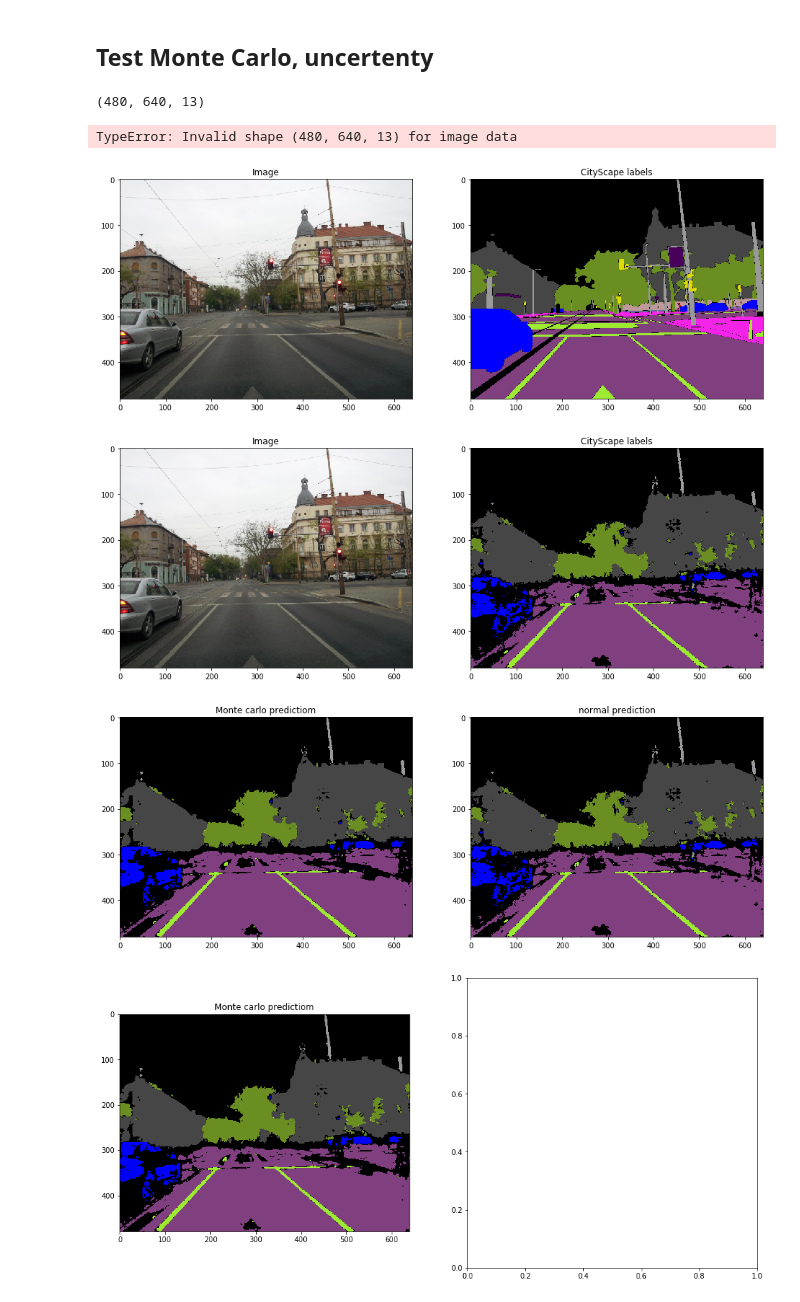
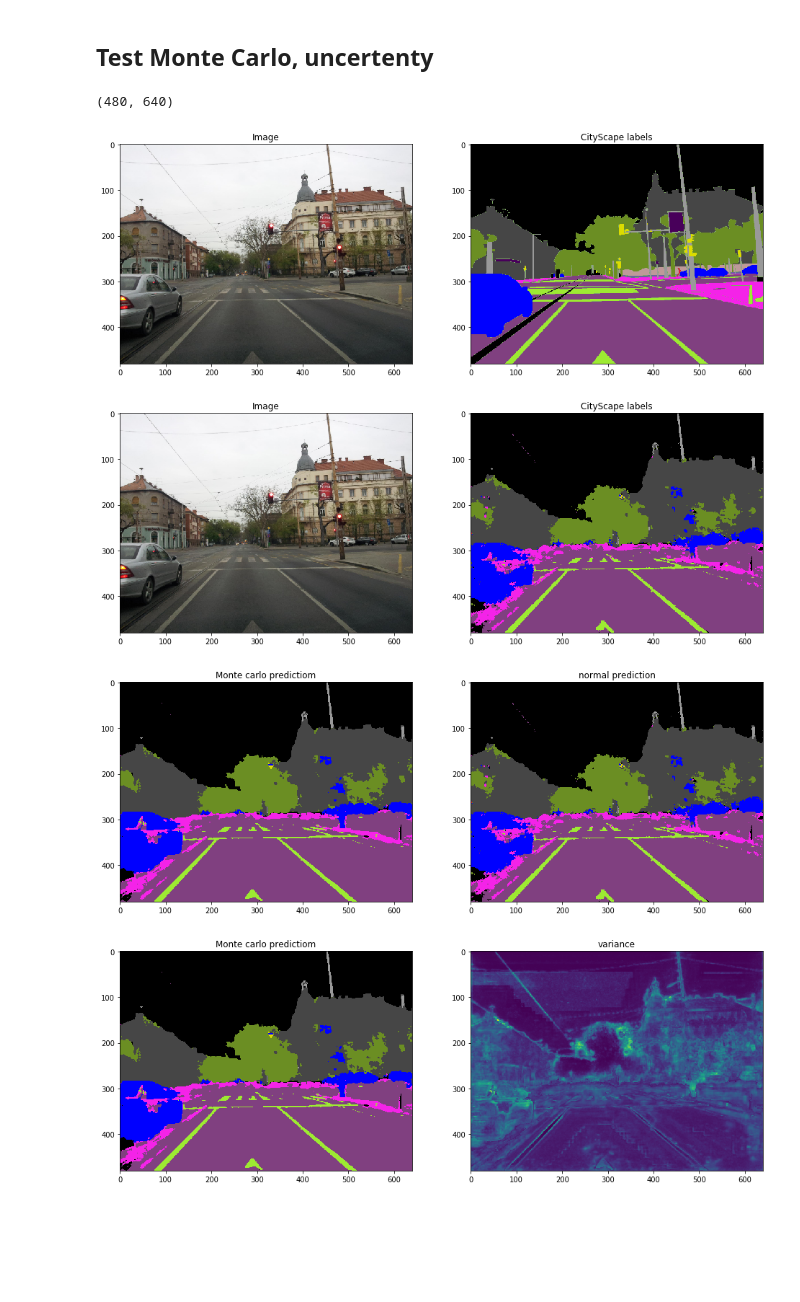
Before and after one commit to Torresrl/DAI_vison-, a Jupyter notebook: img_seg_bay.ipynb, the cells around one changed output. Cells and saved outputs as stored; diff of their text form; code cells hidden in the pictures; blank space fills up the shorter version.

```diff
--- a/img_seg_bay.ipynb
+++ b/img_seg_bay.ipynb
@@ -371,8 +371,8 @@ print(f'mask shape: {masks.shape}')
 mask shape: (2448, 3264, 13)
 # %%
 def maskes_to_labels(maskes):
-
-    maskes = (maskes > 0.4).astype(np.uint8)
+    #denne maa muligens fjernes
+    maskes = (maskes==maskes.max(axis=2, keepdims=1)).astype(np.uint8)
     labels = np.zeros((maskes.shape[0], maskes.shape[1], 3), dtype=np.uint8)
 
     classes_cc = { #cc = carla cityScape
@@ -722,2 +683,2 @@ model.save(f'../seg_models/u-net_mc_v2.h5')
 # %%
-model = load_model('../seg_models/u-net_mc_v1.h5')
+model = load_model('../seg_models/u-net_mc_3.h5')
@@ -744,41 +692,45 @@ img_predicted = model.predict(x_train_val)[0]
 #T number of test rounds
 # returns mean prediction and uncertenty
 def predictions_and_uncetrenty(model, T, img):
 
     # shape: (T, (H, W), C)
     predictions = np.array([model.predict(img) for _ in range(T)])
 
     # shape: ((H, W), C)
     prediction_probabilities = np.mean(predictions, axis=tuple(range(img.ndim-2)))
 
     # shape: (H, W)
     #prediction_variances = np.apply_along_axis(predictive_entropy, axis=2, arr=prediction_probabilities)
-    prediction_variances = np.var(predictions, axis=tuple(range(img.ndim-2)))
-    return prediction_probabilities, prediction_variances
+    prediction_std = np.std(predictions, axis=tuple(range(img.ndim-2)))
+    prediction_probabilities = (prediction_probabilities==prediction_probabilities.max(axis=2, keepdims=1)).astype(np.uint8)
+    prediction_std = prediction_std * prediction_probabilities
+    prediction_std = np.amax(prediction_variances, axis=2)
+
+    return prediction_probabilities, prediction_std
 
 
 # prob - predictions probability for each class(c). Shape(N, C)
 # returns - Shape(N)
 def predictive_entropy(prob):
     return -1 * np.sum(np.log(prob) * prob, axis=1)
 
 target = maskes_to_labels(y_train_val[0]).astype(np.uint8)
-predicted_target, prediction_variances = predictions_and_uncetrenty(model, 5, x_train_val)
-print(prediction_variances.shape)
+predicted_target, prediction_std = predictions_and_uncetrenty(model, 100, x_train_val)
+print(prediction_std.shape)
 #print(img_predicted.shape)
 
 y_train_label = maskes_to_labels(img_predicted).astype(np.uint8)
 uncertenty_predction = maskes_to_labels(predicted_target).astype(np.uint8)
 
+
 compare_img(x_train_val[0], target, 'Image', 'CityScape labels')
 compare_img(x_train_val[0], y_train_label, 'Image', 'CityScape labels')
 compare_img(uncertenty_predction, y_train_label, 'Monte carlo predictiom', 'normal prediction')
 compare_img(uncertenty_predction, prediction_variances, 'Monte carlo predictiom', 'variance')
 # %% [output]
-(480, 640, 13)
+(480, 640)
-TypeError: Invalid shape (480, 640, 13) for image data
-[figure, old version]
+[figure, new version]
-[figure, old version]
+[figure, new version]
-[figure, old version]
+[figure, new version]
-[figure, old version]
+[figure, new version]
 # %%
```
Also changed, not shown: parts of 11 cells of this notebook.
